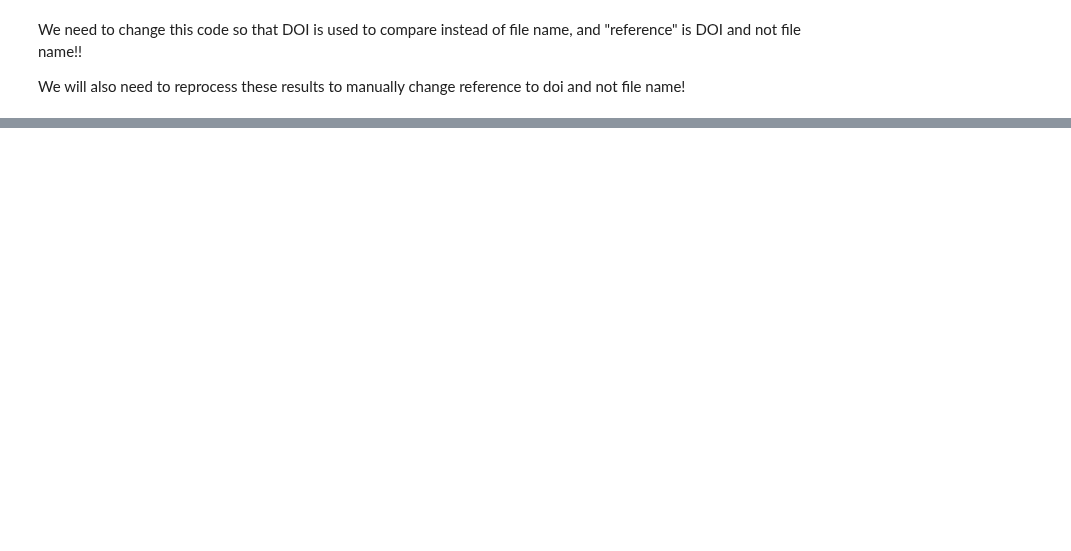
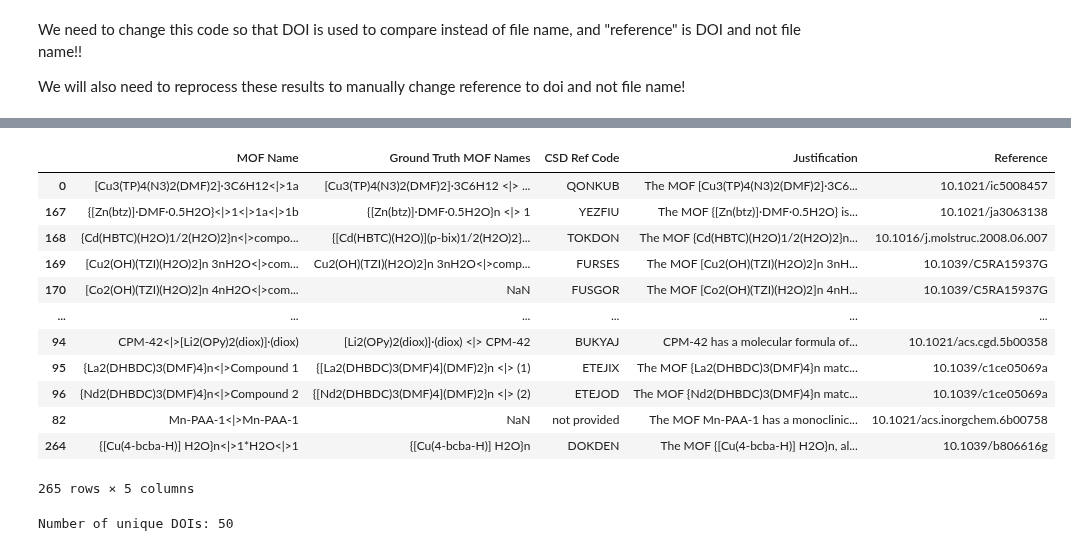
Before and after one commit to AI4ChemS/MOF_ChemUnity, a Jupyter notebook: ChemUnity_Matching.ipynb, the cells around one changed output, grey strips where cells are left out. Cells and saved outputs as stored; diff of their text form; code cells hidden in the pictures; blank space fills up the shorter version.

```diff
--- a/ChemUnity_Matching.ipynb
+++ b/ChemUnity_Matching.ipynb
@@ -224,0 +169,3 @@ KeyboardInterrupt:
+# %%
+ground_truth = pd.read_csv('/home/tom-pruyn/Documents/Project/chain-eunomia/Chain_Eunomia/data/Benchmark_set_2/Ground Truth/Ground Truth DOIs.csv')
+ground_truth = ground_truth.drop(columns='Paper Number')
@@ -224,0 +205,42 @@ KeyboardInterrupt:
+# %%
+# Merge the predictions DataFrame with the ground_truth DataFrame on 'CSD Ref Code'
+
+results_merged = pd.DataFrame(results)
+results_merged = results_merged.merge(
+    ground_truth,
+    left_on='CSD Ref Code',
+    right_on='CSD CODE',
+    how='left'
+)
+
+# Reorder columns to place 'Ground Truth MOF Names' beside 'MOF Name'
+results_merged = results_merged[['MOF Name', 'Ground Truth MOF Names', 'CSD Ref Code', 'Justification', 'Reference']]
+
+# Sort the DataFrame based on the numerical order of the 'Reference' column
+# Extracting the numeric part of the 'Reference' column for sorting
+#results_merged['Reference Number'] = results_merged['Reference'].str.extract(r'(\d+)').astype(float)
+#results_merged = results_merged.sort_values(by='Reference Number').drop(columns='Reference Number')
+# Save results to CSV
+pd.DataFrame(results_merged).to_csv(results_file, index=False)
+# %%
+results_merged
+# %% [output]
+|  | MOF Name | Ground Truth MOF Names | CSD Ref Code | Justification | Reference |
+| 0 | [Cu3(TP)4(N3)2(DMF)2]·3C6H12<|>1a | [Cu3(TP)4(N3)2(DMF)2]·3C6H12 <|> ... | QONKUB | The MOF [Cu3(TP)4(N3)2(DMF)2]·3C6... | 10.1021/ic5008457 |
+| 167 | {[Zn(btz)]·DMF·0.5H2O}<|>1<|>1a<|>1b | {[Zn(btz)]·DMF·0.5H2O}n <|> 1 | YEZFIU | The MOF {[Zn(btz)]·DMF·0.5H2O} is... | 10.1021/ja3063138 |
+| 168 | {Cd(HBTC)(H2O)1/2(H2O)2}n<|>compo... | {[Cd(HBTC)(H2O)](p-bix)1/2(H2O)2}... | TOKDON | The MOF {Cd(HBTC)(H2O)1/2(H2O)2}n... | 10.1016/j.molstruc.2008.06.007 |
+| 169 | [Cu2(OH)(TZI)(H2O)2]n 3nH2O<|>com... | Cu2(OH)(TZI)(H2O)2]n 3nH2O<|>comp... | FURSES | The MOF [Cu2(OH)(TZI)(H2O)2]n 3nH... | 10.1039/C5RA15937G |
+| 170 | [Co2(OH)(TZI)(H2O)2]n 4nH2O<|>com... | NaN | FUSGOR | The MOF [Co2(OH)(TZI)(H2O)2]n 4nH... | 10.1039/C5RA15937G |
+| ... | ... | ... | ... | ... | ... |
+| 94 | CPM-42<|>[Li2(OPy)2(diox)]·(diox) | [Li2(OPy)2(diox)]·(diox) <|> CPM-42 | BUKYAJ | CPM-42 has a molecular formula of... | 10.1021/acs.cgd.5b00358 |
+| 95 | {La2(DHBDC)3(DMF)4}n<|>Compound 1 | {[La2(DHBDC)3(DMF)4](DMF)2}n <|> (1) | ETEJIX | The MOF {La2(DHBDC)3(DMF)4}n matc... | 10.1039/c1ce05069a |
+| 96 | {Nd2(DHBDC)3(DMF)4}n<|>Compound 2 | {[Nd2(DHBDC)3(DMF)4](DMF)2}n <|> (2) | ETEJOD | The MOF {Nd2(DHBDC)3(DMF)4}n matc... | 10.1039/c1ce05069a |
+| 82 | Mn-PAA-1<|>Mn-PAA-1 | NaN | not provided | The MOF Mn-PAA-1 has a monoclinic... | 10.1021/acs.inorgchem.6b00758 |
+| 264 | {[Cu(4-bcba-H)] H2O}n<|>1*H2O<|>1 | {[Cu(4-bcba-H)] H2O}n | DOKDEN | The MOF {[Cu(4-bcba-H)] H2O}n, al... | 10.1039/b806616g |
+265 rows × 5 columns
+# %%
+unique_doi_count = results_merged['Reference'].nunique()
+
+print(f"Number of unique DOIs: {unique_doi_count}")
+# %% [output]
+Number of unique DOIs: 50
```
Also changed, not shown: parts of 10 cells of this notebook, 3 other files.
